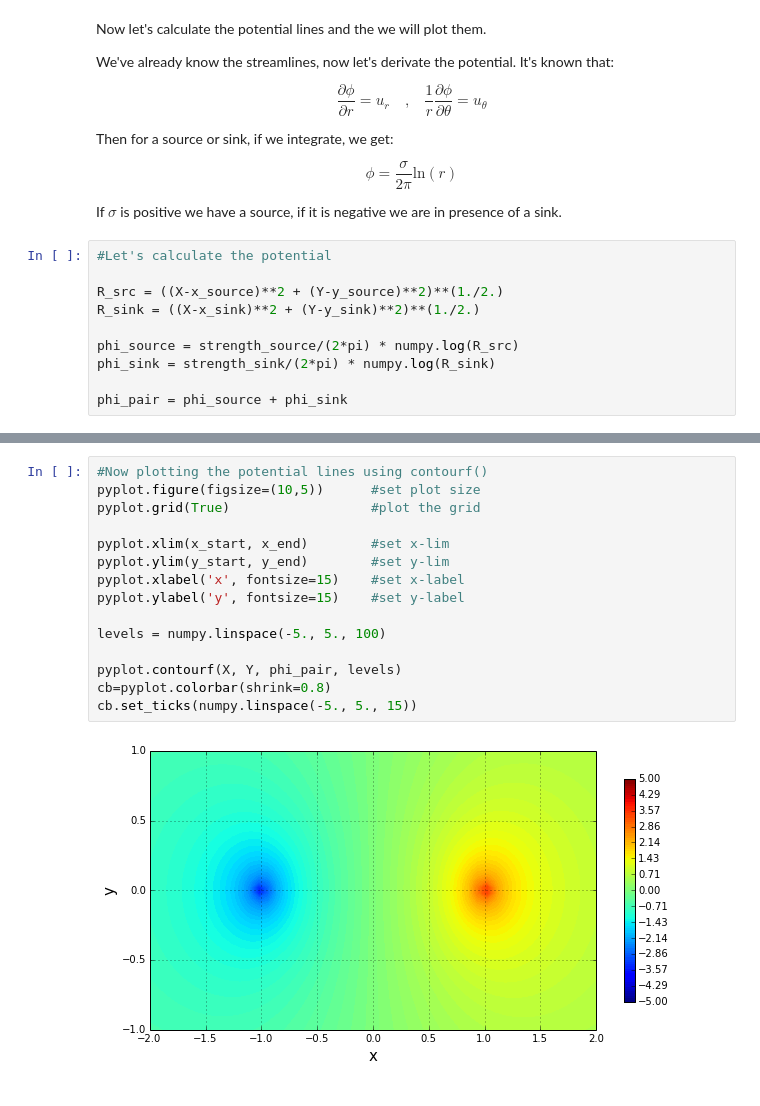
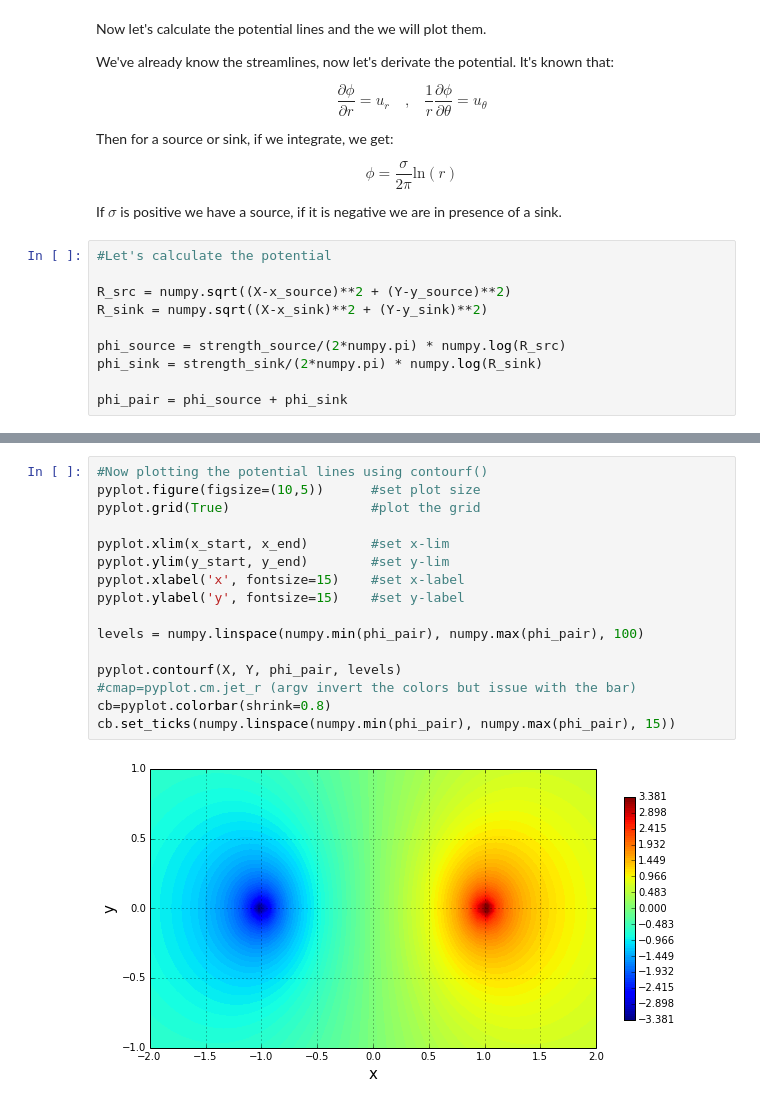
Before and after one commit to engamohd/AeroPython, a Jupyter notebook: my_codes/lesson01_mc.ipynb, the cells around one changed output, grey strips where cells are left out. Saved outputs shown, nothing was run; the diff lists cells and outputs as text.

Commit message:
Some changes
* delete from math import * and use numpy.pi
* put the color bar in terms of min and max of the potential

```diff
--- a/my_codes/lesson01_mc.ipynb
+++ b/my_codes/lesson01_mc.ipynb
@@ -165,11 +164,11 @@ If $\sigma$ is positive we have a source, if it is negative we are in presence o
 # %%
 #Let's calculate the potential
 
-R_src = ((X-x_source)**2 + (Y-y_source)**2)**(1./2.)
-R_sink = ((X-x_sink)**2 + (Y-y_sink)**2)**(1./2.)
+R_src = numpy.sqrt((X-x_source)**2 + (Y-y_source)**2)
+R_sink = numpy.sqrt((X-x_sink)**2 + (Y-y_sink)**2)
 
-phi_source = strength_source/(2*pi) * numpy.log(R_src)
-phi_sink = strength_sink/(2*pi) * numpy.log(R_sink)
+phi_source = strength_source/(2*numpy.pi) * numpy.log(R_src)
+phi_sink = strength_sink/(2*numpy.pi) * numpy.log(R_sink)
 
 phi_pair = phi_source + phi_sink
 # %%
@@ -192,17 +191,18 @@ cb.set_ticks(numpy.linspace(-5., 5., 15))
 # %%
 #Now plotting the potential lines using contourf()
 pyplot.figure(figsize=(10,5))      #set plot size
 pyplot.grid(True)                  #plot the grid
 
 pyplot.xlim(x_start, x_end)        #set x-lim
 pyplot.ylim(y_start, y_end)        #set y-lim
 pyplot.xlabel('x', fontsize=15)    #set x-label
 pyplot.ylabel('y', fontsize=15)    #set y-label
 
-levels = numpy.linspace(-5., 5., 100)
+levels = numpy.linspace(numpy.min(phi_pair), numpy.max(phi_pair), 100)
 
 pyplot.contourf(X, Y, phi_pair, levels)
+#cmap=pyplot.cm.jet_r (argv invert the colors but issue with the bar)
 cb=pyplot.colorbar(shrink=0.8)
-cb.set_ticks(numpy.linspace(-5., 5., 15))
+cb.set_ticks(numpy.linspace(numpy.min(phi_pair), numpy.max(phi_pair), 15))
 # %% [output]
-[figure, old version]
+[figure, new version]
```
Also changed, not shown: parts of 4 cells of this notebook.
